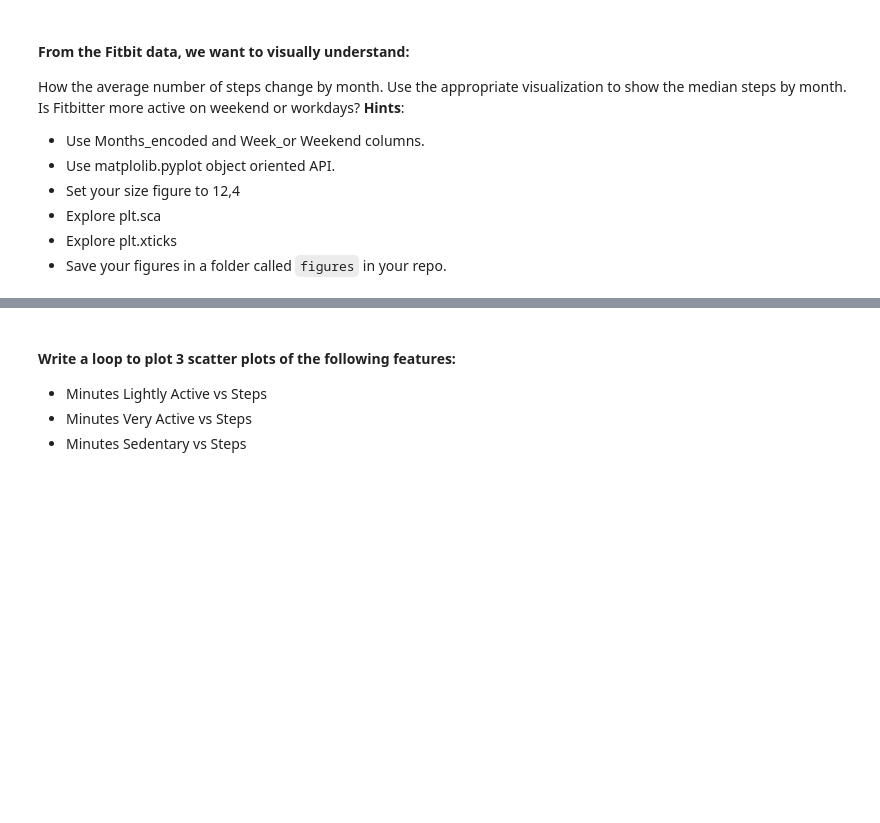
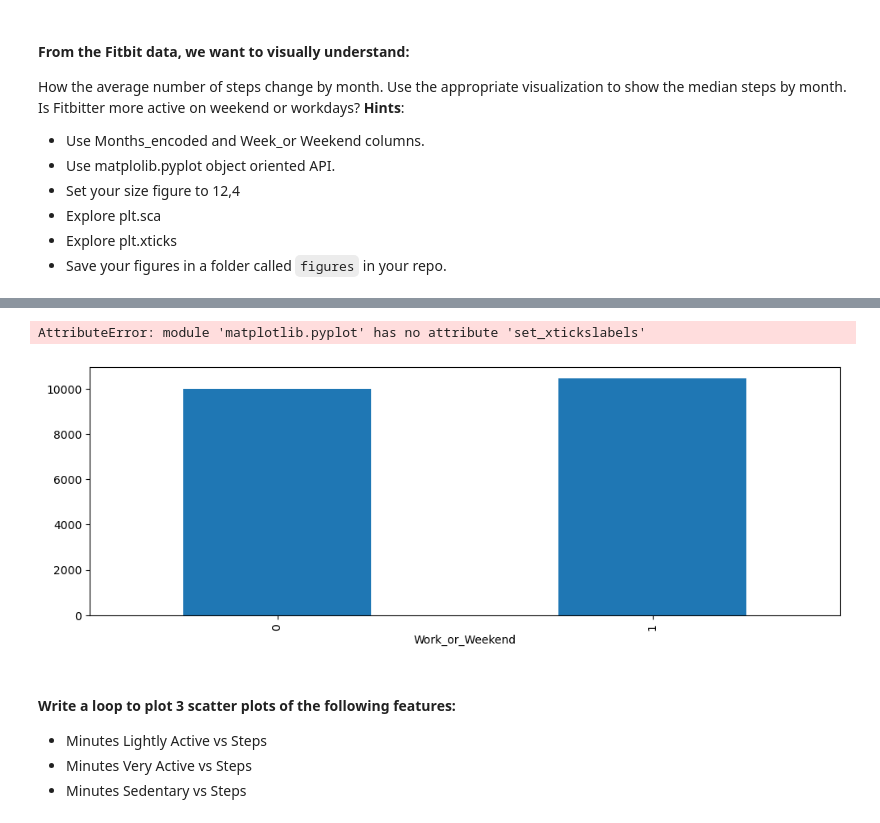
Before and after one commit to Ironhack-Data-Madrid-Octubre-2023/5.2-lab_matplotlib_seaborn, a Jupyter notebook: your-code/main.ipynb, the cells around one changed output, grey strips where cells are left out. Cells and saved outputs as stored; diff of their text form; code cells hidden in the pictures; blank space fills up the shorter version.

```diff
--- a/your-code/main.ipynb
+++ b/your-code/main.ipynb
@@ -54,3 +73,13 @@ fitbit.groupby('Months_encoded').count().Steps.plot(kind='bar');
+# %%
+# AVERAGE STEPS BY WORK_OR_WEEKEND
+fitbit.groupby('Work_or_Weekend').median().Steps.plot(kind='bar')
+
+plt.set_xtickslabels(['Work', 'Weekend'])
+
+plt.savefig('../img/avg_stps_work_or_weekend.png');
+# %% [output]
+AttributeError: module 'matplotlib.pyplot' has no attribute 'set_xtickslabels'
+[figure, added]
 # %% [markdown]
 #### Write a loop to plot 3 scatter plots of the following features:
 
```
Also changed, not shown: parts of 3 cells of this notebook, 2 other files.
